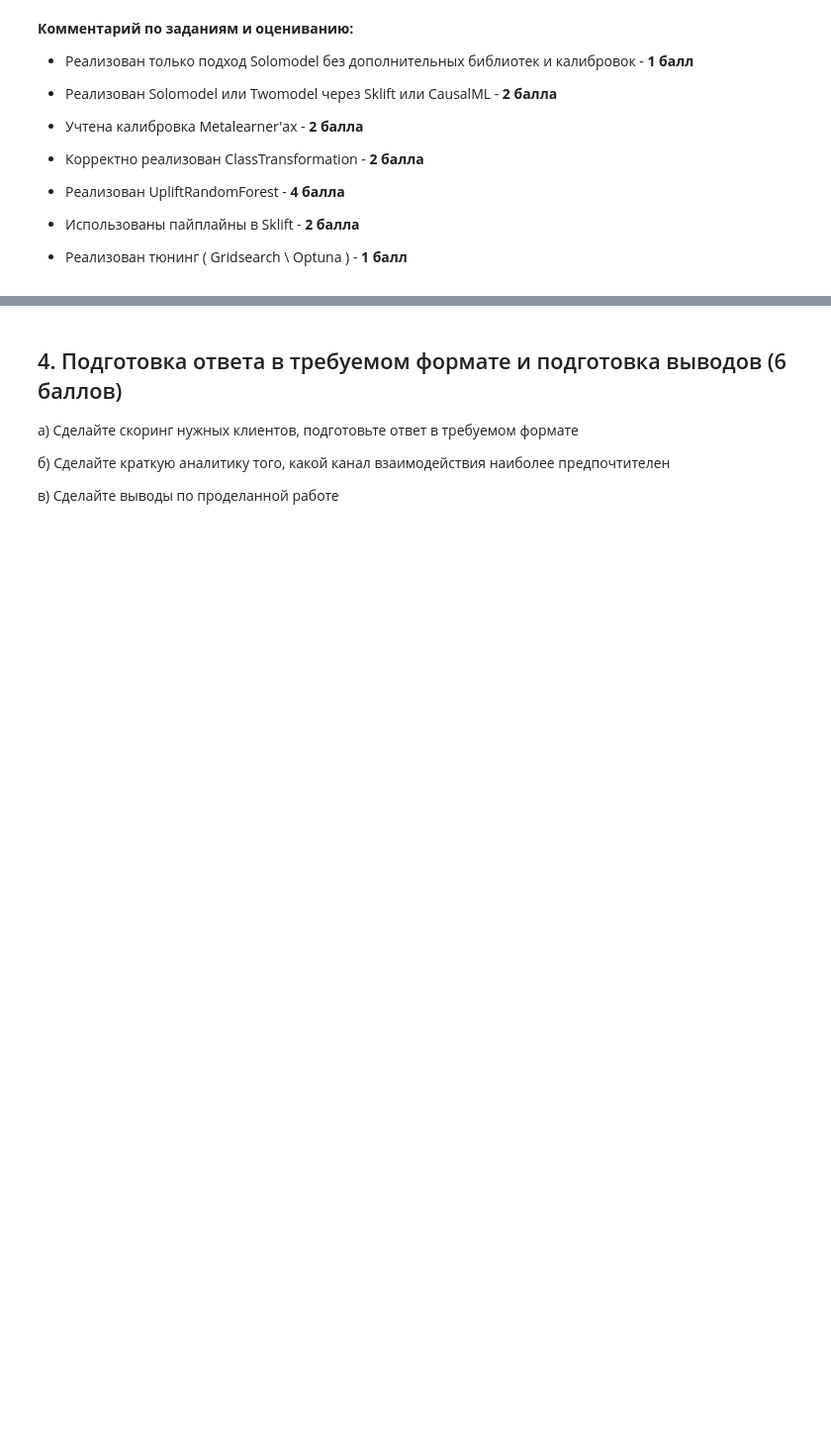
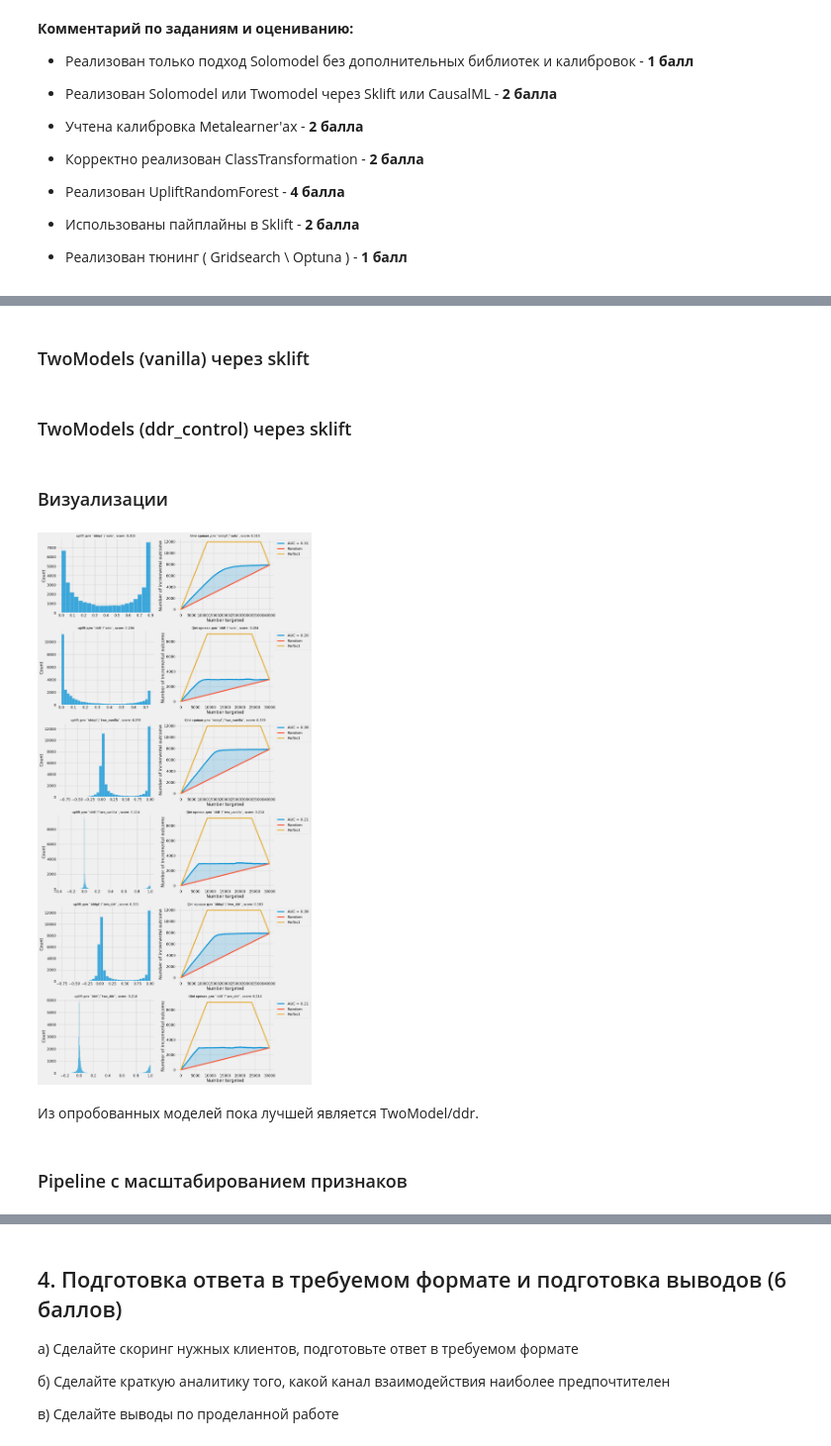
Before and after one commit to psaw/hse-ai24-ml, a Jupyter notebook: hw-6/AI_HW6_uplift.ipynb, the cells around one changed output, grey strips where cells are left out. Shown at 99% size. Saved outputs shown, nothing was run; the diff lists cells and outputs as text; code cells hidden in the pictures; blank space fills up the shorter version.

```diff
--- a/hw-6/AI_HW6_uplift.ipynb
+++ b/hw-6/AI_HW6_uplift.ipynb
@@ -903,0 +995,3 @@ iddt: Топ-5 комбинаций признак-бин с наибольши
+# %%
+uplifts = {key: dict() for key in dfs}
+uplift_metrics = {key: dict() for key in dfs}
@@ -903,0 +1173,39 @@ iddt: Топ-5 комбинаций признак-бин с наибольши
+# %% [markdown]
+### TwoModels (vanilla) через sklift
+# %%
+class TwoModelUplift():
+    def __init__(self, method='vanilla', base_treatment_model=None, base_control_model=None):
+        self.treatment_model = LogisticRegression(random_state=RANDOM_STATE+1) if base_treatment_model is None else base_treatment_model
+        self.control_model = LogisticRegression(random_state=RANDOM_STATE+2) if base_control_model is None else base_control_model
+        self._model = TwoModels(estimator_trmnt=self.treatment_model,
+                                estimator_ctrl=self.control_model,
+                                method=method)
+
+    def get_estimator(self):
+        return self._model
+
+    def fit(self, X, y, treatment):
+        self._model.fit(X, y, treatment=treatment)
+        return self
+
+    def predict(self, X):
+        uplift = self._model.predict(X)
+        return uplift
+
+
+train_pred_score_uplift(TwoModelUplift(), 'two_vanilla',models_data,  uplifts, uplift_metrics)
+# %% [markdown]
+### TwoModels (ddr_control) через sklift
+# %%
+train_pred_score_uplift(TwoModelUplift(method='ddr_control'), 'two_ddr',models_data,  uplifts, uplift_metrics)
+# %% [markdown]
+### Визуализации
+# %%
+# Вызываем функцию для визуализации
+visualize_uplift_histograms(uplifts, models_data, uplift_metrics, ['solo', 'two_vanilla', 'two_ddr'])
+# %% [output]
+[figure, added]
+# %% [markdown]
+Из опробованных моделей пока лучшей является TwoModel/ddr.
+# %% [markdown]
+### Pipeline с масштабированием признаков
```
Also changed, not shown: parts of 59 cells of this notebook.
